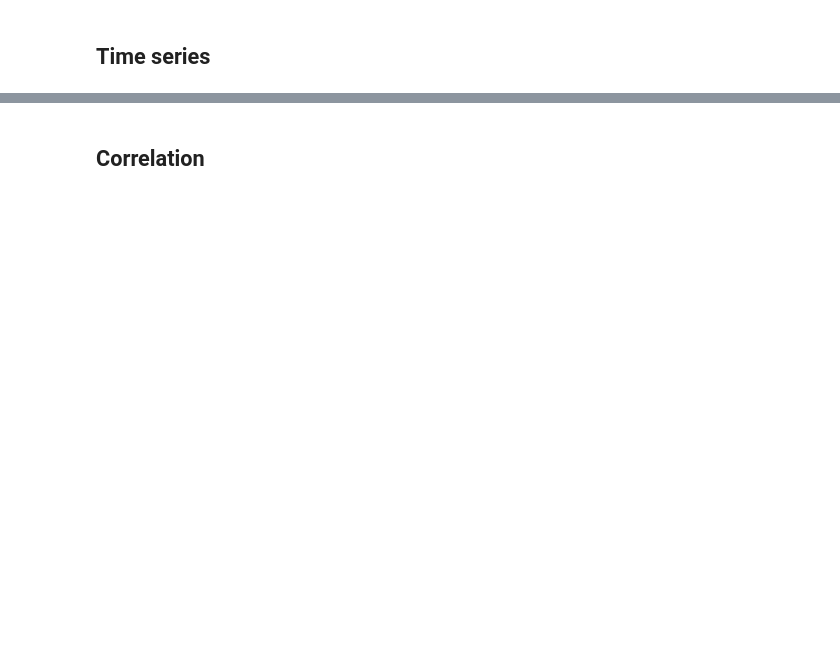
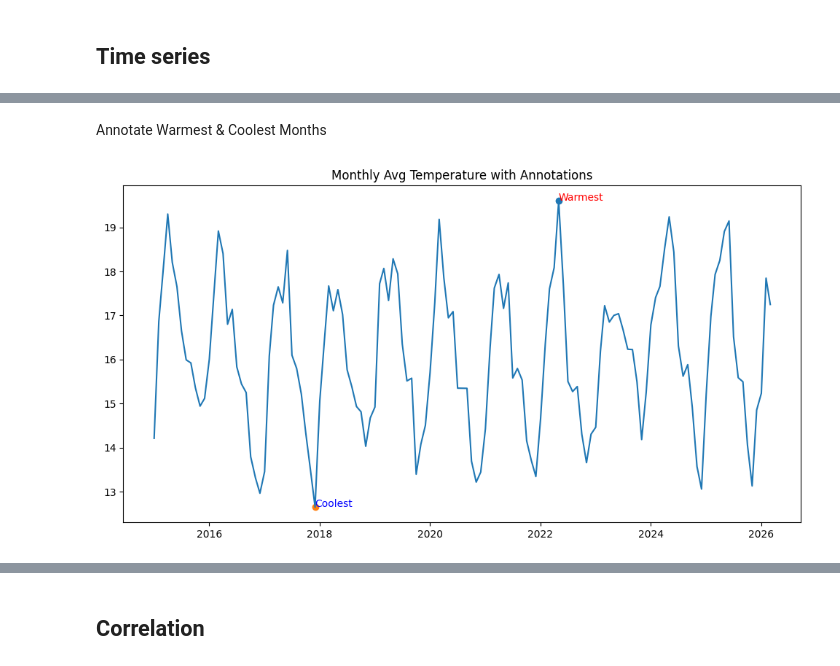
Before and after one commit to b-ezawit/climate-challenge-week0, a Jupyter notebook: notebooks/ethiopia_eda.ipynb, the cells around one changed output, grey strips where cells are left out. Drawn from its saved outputs; the diff is of its cells as text; code cells hidden in the pictures; blank space fills up the shorter version.

```diff
--- a/notebooks/ethiopia_eda.ipynb
+++ b/notebooks/ethiopia_eda.ipynb
@@ -98,2 +170,22 @@ plt.show()
+# %% [markdown]
+Annotate Warmest & Coolest Months
+# %%
+#Annotate Warmest & Coolest Months
+max_row = monthly_t2m.loc[monthly_t2m["T2M"].idxmax()]
+min_row = monthly_t2m.loc[monthly_t2m["T2M"].idxmin()]
+
+plt.figure(figsize=(12,6))
+plt.plot(monthly_t2m["Date"], monthly_t2m["T2M"])
+
+plt.scatter(max_row["Date"], max_row["T2M"])
+plt.text(max_row["Date"], max_row["T2M"], "Warmest", color="red")
+
+plt.scatter(min_row["Date"], min_row["T2M"])
+plt.text(min_row["Date"], min_row["T2M"], "Coolest", color="blue")
+
+plt.title("Monthly Avg Temperature with Annotations")
+plt.show()
+# %% [output]
+[figure, added]
 # %%
 
```
Also changed, not shown: parts of 25 cells of this notebook.
